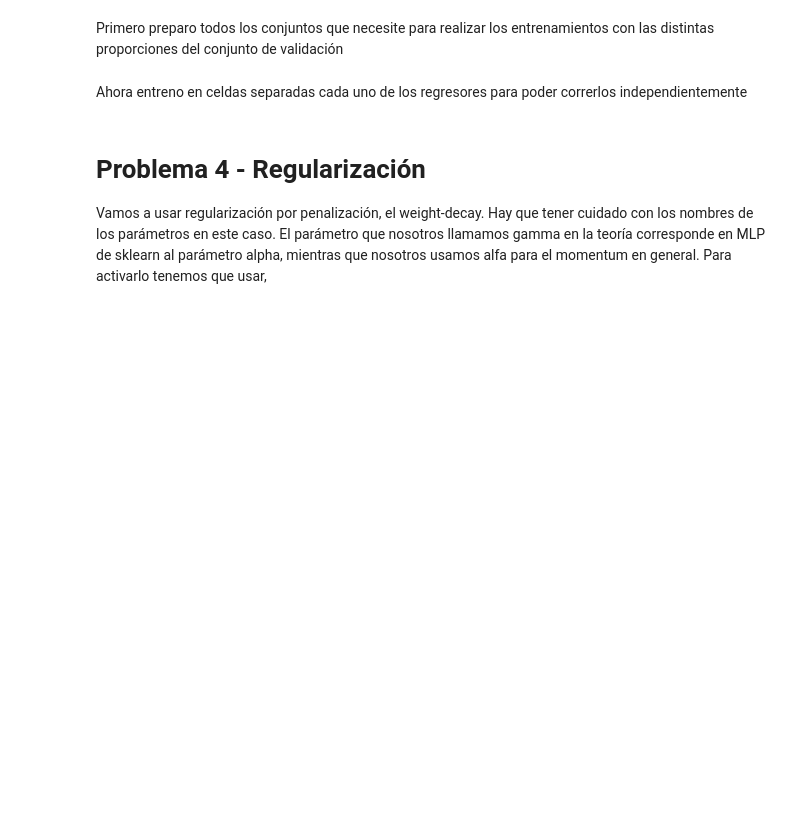
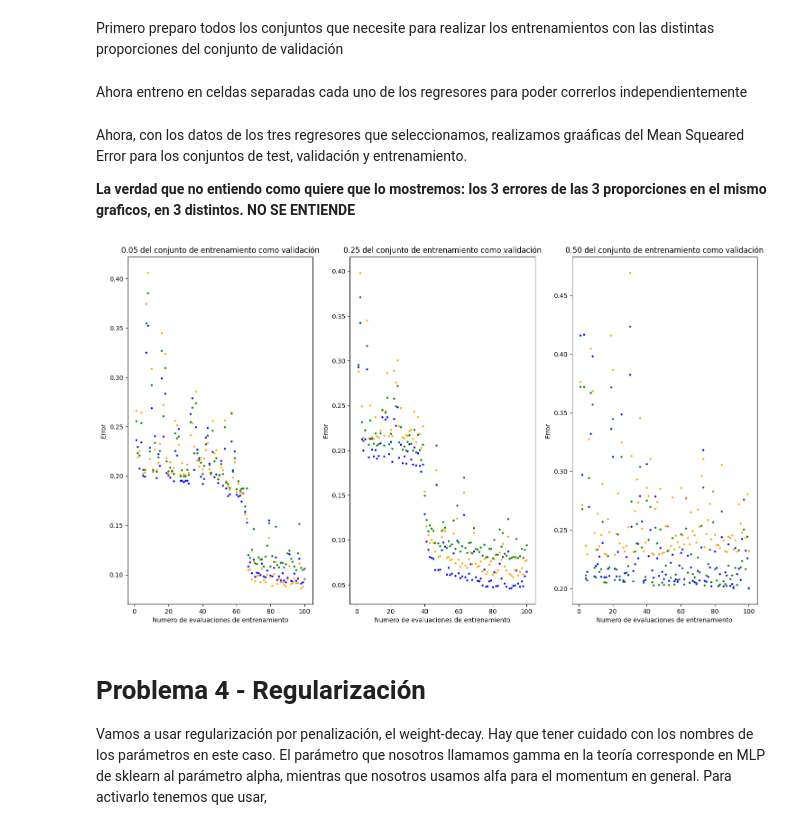
Before and after one commit to octaviorassi/NeuralNetworks, a Jupyter notebook: TP_Redes_Neuronales.ipynb, the cells around one changed output. Saved outputs shown, nothing was run; the diff lists cells and outputs as text; code cells hidden in the pictures; blank space fills up the shorter version.

```diff
--- a/TP_Redes_Neuronales.ipynb
+++ b/TP_Redes_Neuronales.ipynb
@@ -460,26 +451,37 @@ for validationProportion in validationProportions:
 # %% [markdown]
 Ahora entreno en celdas separadas cada uno de los regresores para poder correrlos independientemente
+# %%
+trainingInformation = [() for _  in range(3)] # Arreglo que iremos cargando con los distintos entrenamientos
 # %%
 trainSet, validationSet = trainAndValidation[0]
-XTrain, YTrain = divideDataFrame(trainSet)
-XValidation, YValidation = divideDataFrame(validationSet)
-XTest, YTest = divideDataFrame(testSet)
-
-regressor = regressors[0]
+trainingInformation[0] = netTrain(regressors[0], trainingEvals, trainSet, validationSet, testSet)
 # %%
 trainSet, validationSet = trainAndValidation[1]
-XTrain, YTrain = divideDataFrame(trainSet)
-XValidation, YValidation = divideDataFrame(validationSet)
-XTest, YTest = divideDataFrame(testSet)
-
-regressor = regressors[0]
+trainingInformation[1] = netTrain(regressors[1], trainingEvals, trainSet, validationSet, testSet)
 # %%
 trainSet, validationSet = trainAndValidation[2]
-XTrain, YTrain = divideDataFrame(trainSet)
-XValidation, YValidation = divideDataFrame(validationSet)
-XTest, YTest = divideDataFrame(testSet)
-
-regressor = regressors[0]
+trainingInformation[2] = netTrain(regressors[2], trainingEvals, trainSet, validationSet, testSet)
+# %% [markdown]
+Ahora, con los datos de los tres regresores que seleccionamos, realizamos graáficas del Mean Squeared Error para los conjuntos de test, validación y entrenamiento.
+
+**La verdad que no entiendo como quiere que lo mostremos: los 3 errores de las 3 proporciones en el mismo graficos, en 3 distintos. NO SE ENTIENDE**
+# %%
+fig, axes = plt.subplots(1,3, figsize = (18,10))
+axes = axes.flatten()
+
+for i,information in enumerate(trainingInformation):
+
+    _, trainErrors, validationErrors, testErrors = information
+
+    XValues = [i for i in range(1,trainingEvals + 1)]
+
+    axes[i].scatter(XValues, trainErrors, color="blue", s = 5)
+    axes[i].scatter(XValues, validationErrors, color="orange", s = 5)
+    axes[i].scatter(XValues, testErrors, color="green", s = 5)
+
+    axes[i].set(xlabel = 'Numero de evaluaciones de entrenamiento', ylabel = 'Error', title = f'{validationProportions[i]:.2f} del conjunto de entrenamiento como validación')
+# %% [output]
+[figure, added]
 # %% [markdown]
 # Problema 4 - Regularización
 Vamos a usar regularización por penalización, el weight-decay. Hay que tener cuidado con los nombres de los parámetros en este caso. El parámetro que nosotros llamamos gamma en la teoría corresponde en MLP de sklearn al parámetro alpha, mientras que nosotros usamos alfa para el momentum en general. Para activarlo tenemos que usar,
```
Also changed, not shown: parts of 19 cells of this notebook.
